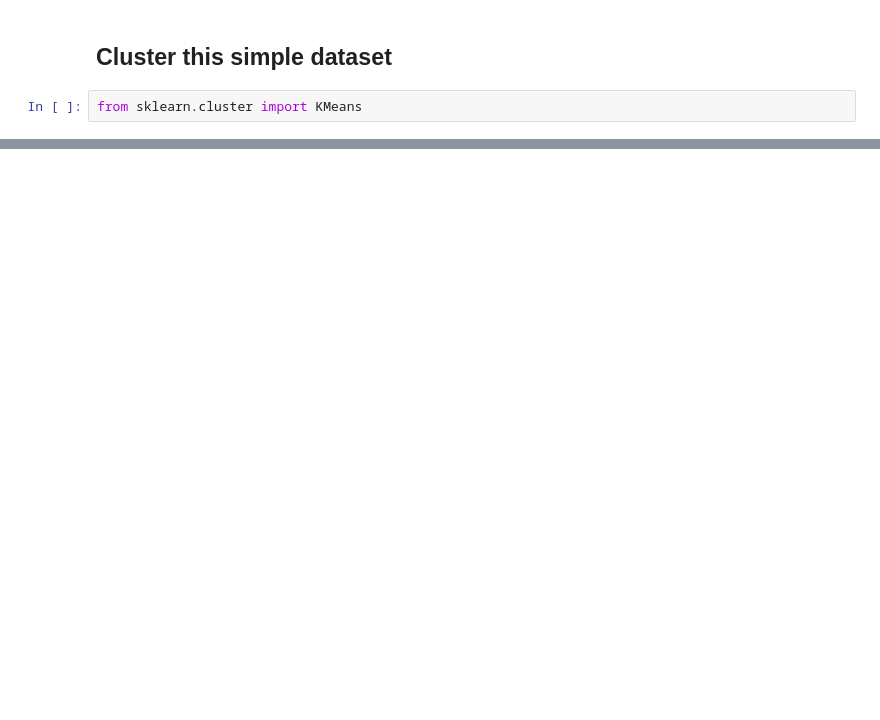
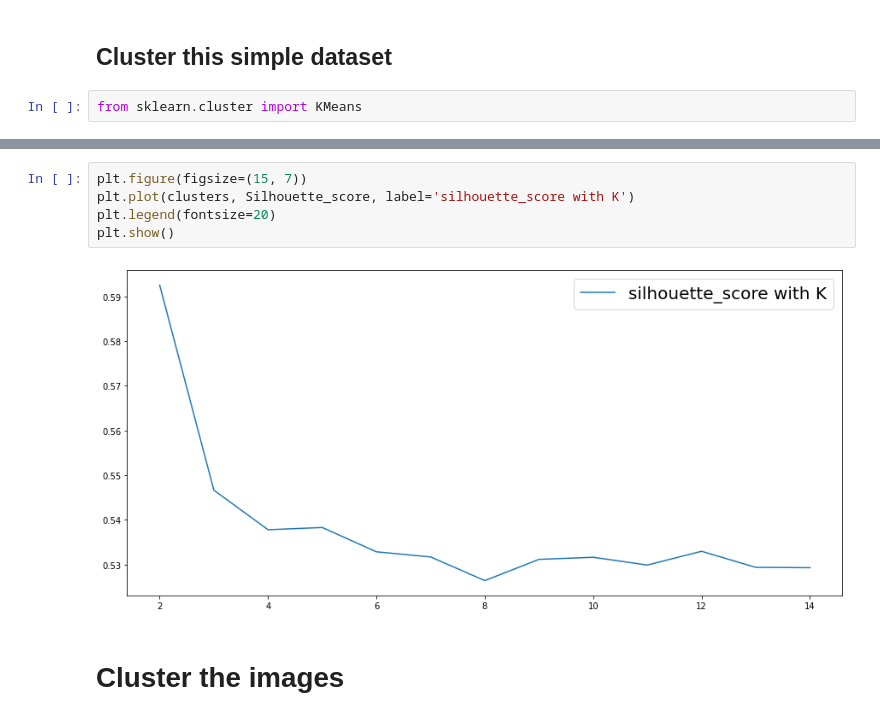
Before and after one commit to sandeep-iitr/ML_Models_on_Time_Series, a Jupyter notebook: UnSupervized/Clustering_Getting_Started.ipynb, the cells around one changed output, grey strips where cells are left out. Drawn from its saved outputs; the diff is of its cells as text; blank space fills up the shorter version.

```diff
--- a/UnSupervized/Clustering_Getting_Started.ipynb
+++ b/UnSupervized/Clustering_Getting_Started.ipynb
@@ -48,0 +104,9 @@ plt.show()
+# %%
+plt.figure(figsize=(15, 7))
+plt.plot(clusters, Silhouette_score, label='silhouette_score with K')
+plt.legend(fontsize=20)
+plt.show()
+# %% [output]
+[figure, added]
+# %% [markdown]
+# Cluster the images
```
Also changed, not shown: parts of 17 cells of this notebook.
